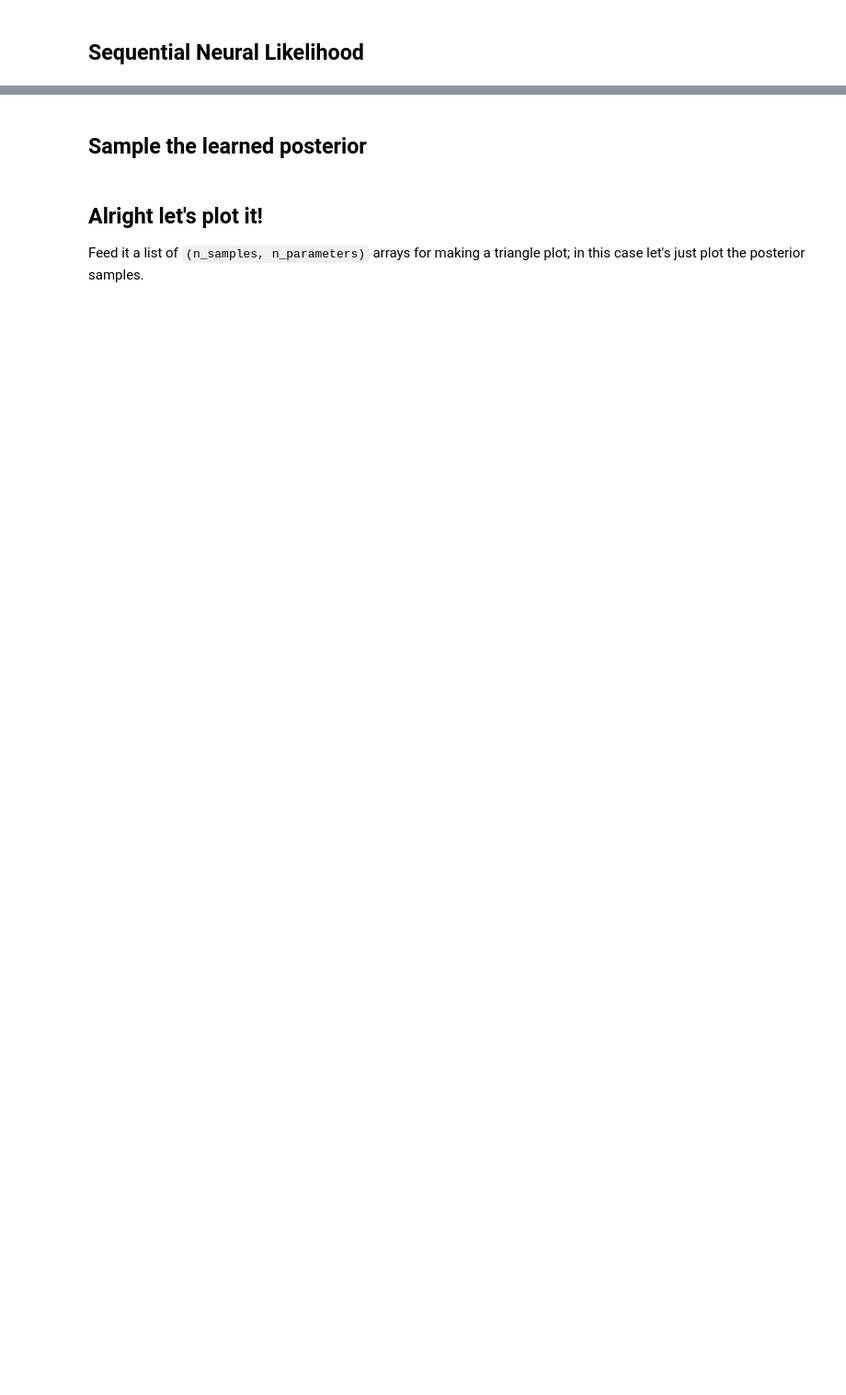
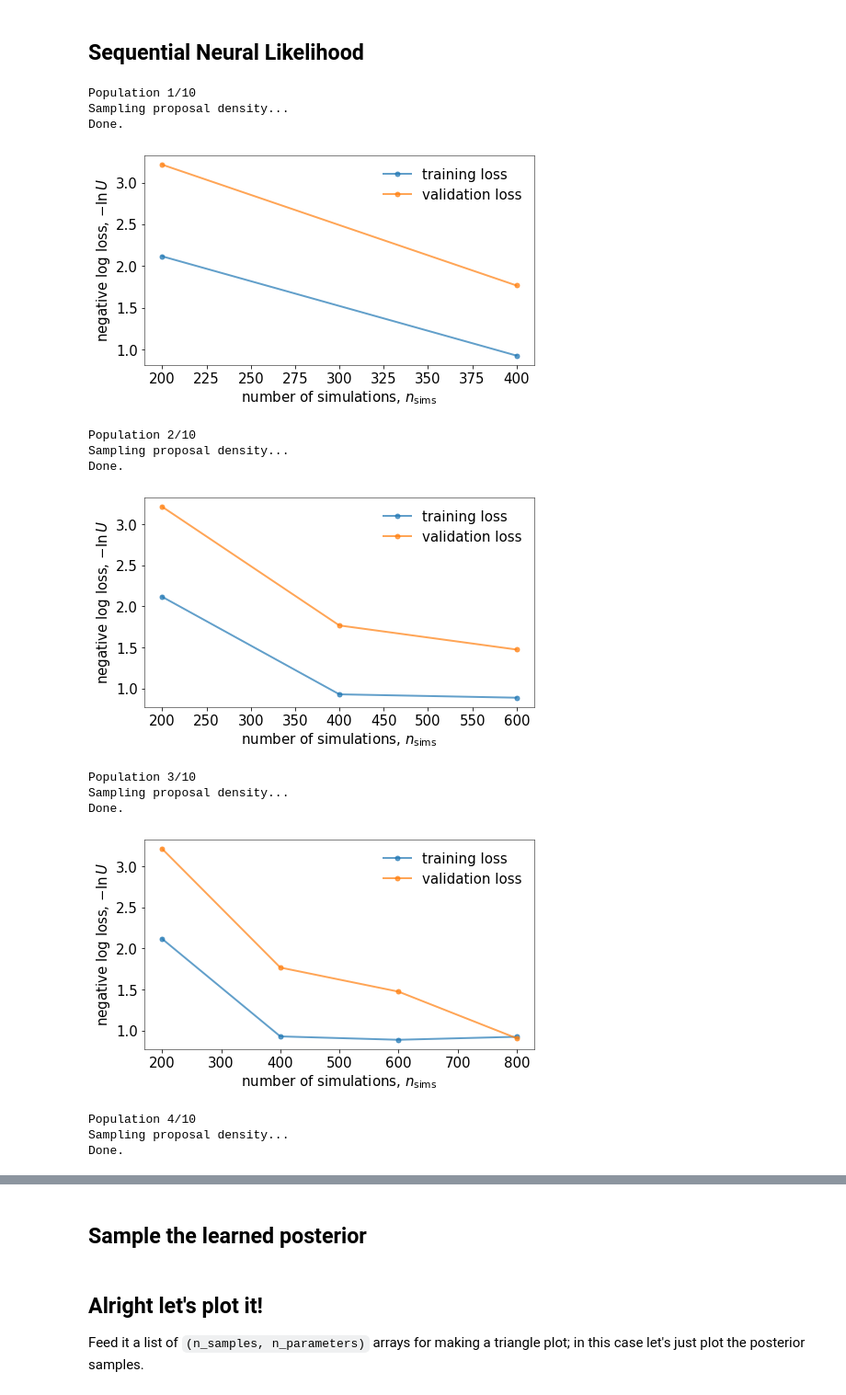
Before and after one commit to justinalsing/pydelfi, a Jupyter notebook: examples/jla_sne.ipynb, the cells around one changed output, grey strips where cells are left out. Shown: that part at 92% size. Drawn from its saved outputs; the diff is of its cells as text; code cells hidden in the pictures; blank space fills up the shorter version.

```diff
--- a/examples/jla_sne.ipynb
+++ b/examples/jla_sne.ipynb
@@ -84,7 +86,23 @@ AttributeError: 'Delfi' object has no attribute 'weighted_log_posterior'
 # %%
 n_initial = 200
 n_batch = 200
-n_populations = 10
+n_populations = 20
 
 DelfiEnsemble.sequential_training(simulator, compressor, n_initial, n_batch, n_populations, patience=20,
                        save_intermediate_posteriors=False)
+# %% [output]
+Population 1/10
+Sampling proposal density...
+Done.
+[figure, added]
+Population 2/10
+Sampling proposal density...
+Done.
+[figure, added]
+Population 3/10
+Sampling proposal density...
+Done.
+[figure, added]
+Population 4/10
+Sampling proposal density...
+Done.
```
Also changed, not shown: parts of 4 cells of this notebook, 1 other file.
